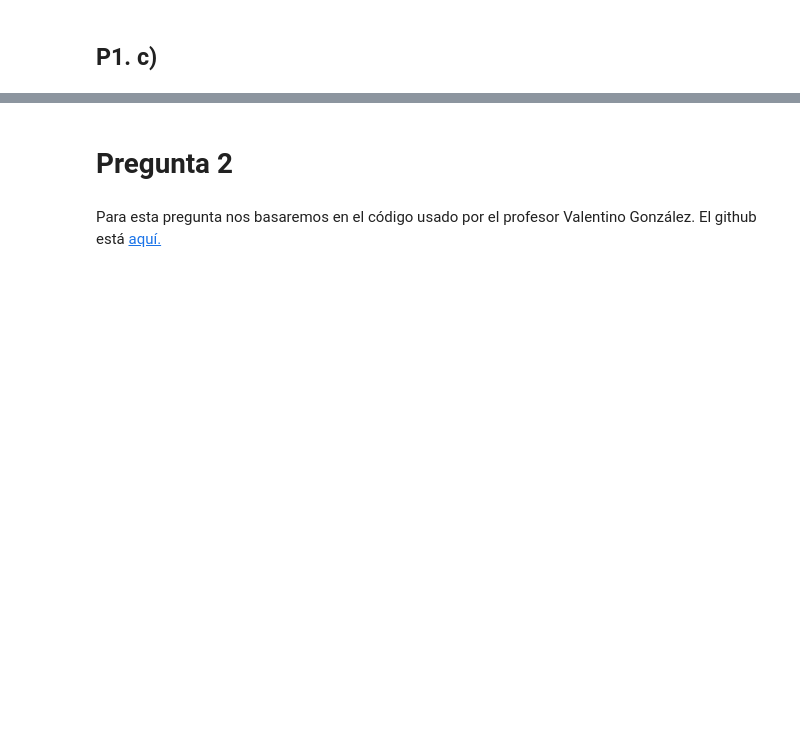
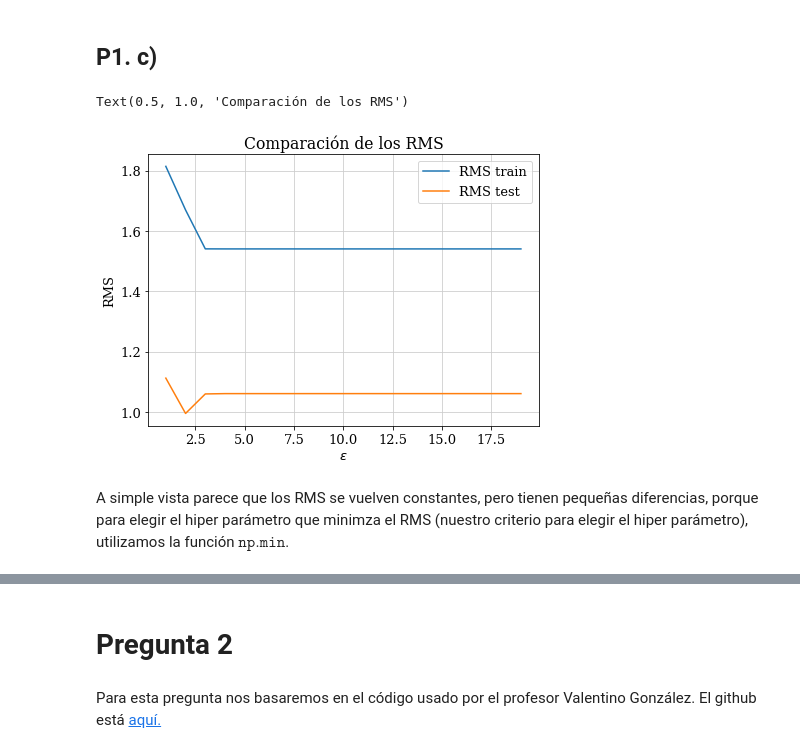
Before and after one commit to Wenupi/astroinformatic-git, a Jupyter notebook: tarea-1/Tarea1_AINF_.ipynb, the cells around one changed output, grey strips where cells are left out. Cells and saved outputs as stored; diff of their text form; code cells hidden in the pictures; blank space fills up the shorter version.

Commit message:
p1 y p2 listas

```diff
--- a/tarea-1/Tarea1_AINF_.ipynb
+++ b/tarea-1/Tarea1_AINF_.ipynb
@@ -203,5 +157,0 @@ ValueError: cannot reshape array of size 4420 into shape (442,)
-# %%
-poly_reg_ridge = PolynomialFeatures(degree=3)
-x_poly_ridge = poly_reg_ridge.fit_transform(X_train.reshape(-1, 1))
-r = RidgeCV(alphas=np.arange(0.001,1,0.01),fit_intercept=False)
-r.fit(x_poly_ridge, y_train)
@@ -415,2 +199,44 @@ array([7.42274819])
 # %% [markdown]
 ## P1. c)
+# %%
+# Definimos una lista con posibles valores del hiper parámetro
+epsilon_array = np.arange(1, 20)
+
+# Listas vacías donde guardaremos los RMS de train y test
+rms_train_huber = []
+rms_test_huber = []
+
+# Hacemos la regresión Hubber loss para cada valor de epsilon
+for epsilon in epsilon_array:
+    # Creamos los inputs de HuberRegressor.fit a partir de los sets de train y test
+    X_poly_huber_test = PolynomialFeatures(3).fit_transform(X_test.reshape(-1, 1))
+    X_poly_huber_train = PolynomialFeatures(3).fit_transform(X_train.reshape(-1, 1))
+
+    # Realizamos la regresión con el set train
+    clf_hub = HuberRegressor(epsilon).fit(X_poly_huber_train, y_train)
+
+    # Predicciones
+    y_pred_huber_train = clf_hub.predict(X_poly_huber_train)
+    y_pred_huber_test = clf_hub.predict(X_poly_huber_test)
+
+    # Cálculo de los RMS
+    rms_train = mean_squared_error(y_train, y_pred_huber_train)
+    rms_test = mean_squared_error(y_test, y_pred_huber_test)
+
+    # Se van agregando los valores
+    rms_train_huber.append(rms_train)
+    rms_test_huber.append(rms_test)
+
+# Plot
+fig9, ax9 = plt.subplots(figsize=(7, 5))
+ax9.plot(epsilon_array, rms_train_huber, label = 'RMS train')
+ax9.plot(epsilon_array, rms_test_huber, label = 'RMS test')
+ax9.legend()
+ax9.set_xlabel('$\epsilon$')
+ax9.set_ylabel('RMS')
+ax9.set_title('Comparación de los RMS')
+# %% [output]
+Text(0.5, 1.0, 'Comparación de los RMS')
+[figure, added]
+# %% [markdown]
+A simple vista parece que los RMS se vuelven constantes, pero tienen pequeñas diferencias, porque para elegir el hiper parámetro que minimza el RMS (nuestro criterio para elegir el hiper parámetro), utilizamos la función $\texttt{np.min}$.
```
Also changed, not shown: parts of 54 cells of this notebook.
